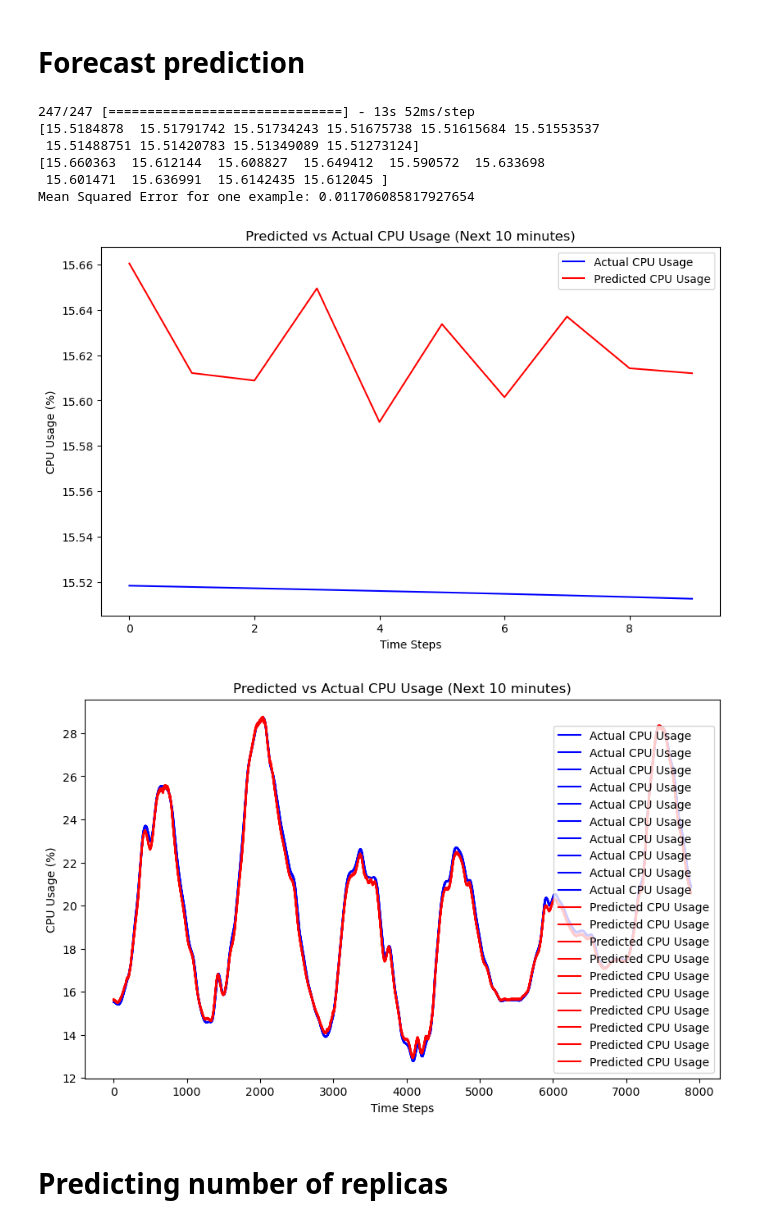
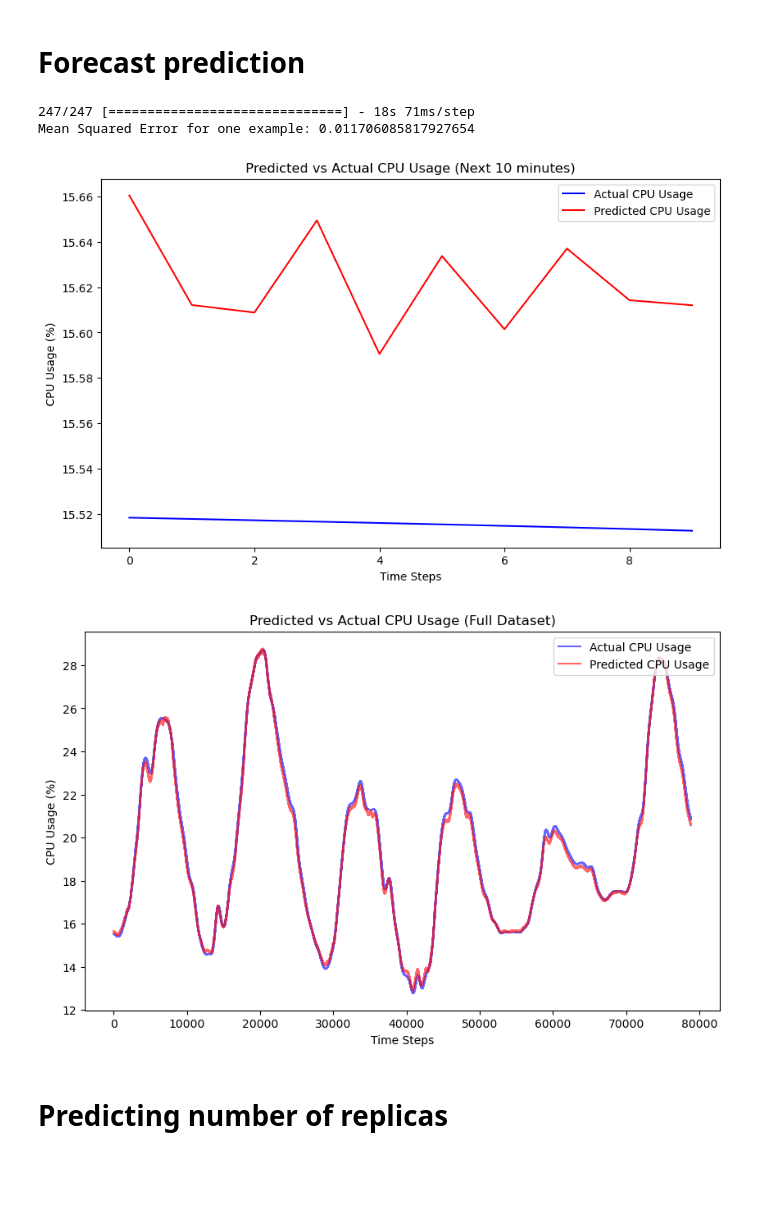
Before and after one commit to BrandonStreets-Mcleod/dissertation-test-code, a Jupyter notebook: Python/forecasting-model-test.ipynb, the cells around one changed output. Drawn from its saved outputs; the diff is of its cells as text; code cells hidden in the pictures; blank space fills up the shorter version.

Commit message:
created better plots

```diff
--- a/Python/forecasting-model-test.ipynb
+++ b/Python/forecasting-model-test.ipynb
@@ -268,47 +268,43 @@ Test MSE: 8.521512063452974e-05
 predictions = model.predict(X_test)
 
 # Rescale the predicted and actual values (only CPU usage, which is the last feature)
 cpu_usage_scaler = MinMaxScaler()
 cpu_usage_scaler.min_, cpu_usage_scaler.scale_ = scaler.min_[-1], scaler.scale_[-1]
 
 y_test_rescaled = cpu_usage_scaler.inverse_transform(y_test)
 predictions_rescaled = cpu_usage_scaler.inverse_transform(predictions)
-
-print(y_test_rescaled[0])
-print(predictions_rescaled[0])
 
 # Calculate Mean Squared Error
 mse = mean_squared_error(y_test_rescaled[0], predictions_rescaled[0])
 print("Mean Squared Error for one example:", mse)
 
 # Plot the actual vs predicted values (for one example)
 plt.figure(figsize=(10, 6))
 plt.plot(y_test_rescaled[0], label='Actual CPU Usage', color='blue')
 plt.plot(predictions_rescaled[0], label='Predicted CPU Usage', color='red')
 plt.title('Predicted vs Actual CPU Usage (Next 10 minutes)')
 plt.xlabel('Time Steps')
 plt.ylabel('CPU Usage (%)')
 plt.legend()
 plt.show()
 
-# Plot the actual vs predicted values (for one example)
 plt.figure(figsize=(10, 6))
-plt.plot(y_test_rescaled, label='Actual CPU Usage', color='blue')
-plt.plot(predictions_rescaled, label='Predicted CPU Usage', color='red')
-plt.title('Predicted vs Actual CPU Usage (Next 10 minutes)')
+# Flatten the entire dataset for actual and predicted CPU usage
+y_test_rescaled_flat = y_test_rescaled.flatten()
+predictions_rescaled_flat = predictions_rescaled.flatten()
+# Plot the entire dataset
+plt.plot(y_test_rescaled_flat, label='Actual CPU Usage', color='blue', alpha=0.6)
+plt.plot(predictions_rescaled_flat, label='Predicted CPU Usage', color='red', alpha=0.6)
+plt.title('Predicted vs Actual CPU Usage (Full Dataset)')
 plt.xlabel('Time Steps')
 plt.ylabel('CPU Usage (%)')
-plt.legend()
+plt.legend(loc='upper right')
 plt.show()
 # %% [output]
-247/247 [==============================] - 13s 52ms/step
-[15.5184878  15.51791742 15.51734243 15.51675738 15.51615684 15.51553537
- 15.51488751 15.51420783 15.51349089 15.51273124]
-[15.660363  15.612144  15.608827  15.649412  15.590572  15.633698
- 15.601471  15.636991  15.6142435 15.612045 ]
+247/247 [==============================] - 18s 71ms/step
 Mean Squared Error for one example: 0.011706085817927654
 [figure]
-[figure, old version]
+[figure, new version]
 # %% [markdown]
 # Predicting number of replicas
 # %%
```
Also changed, not shown: 1 other file.
